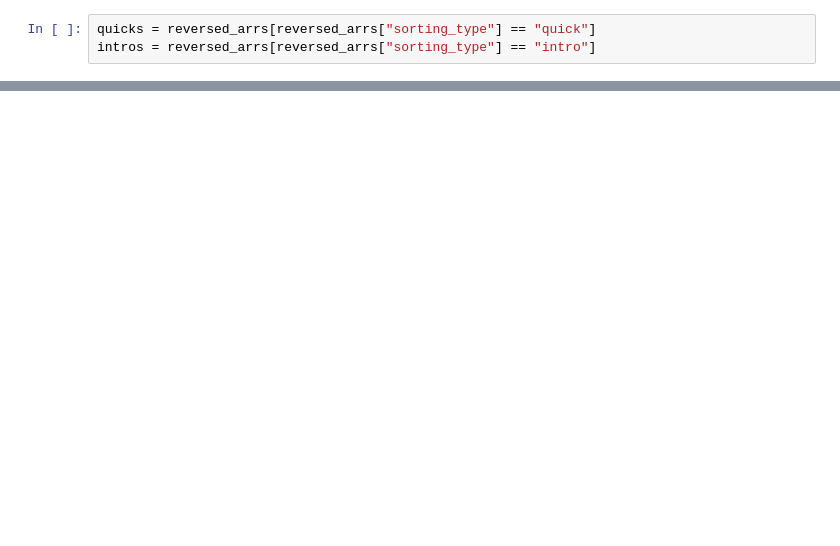
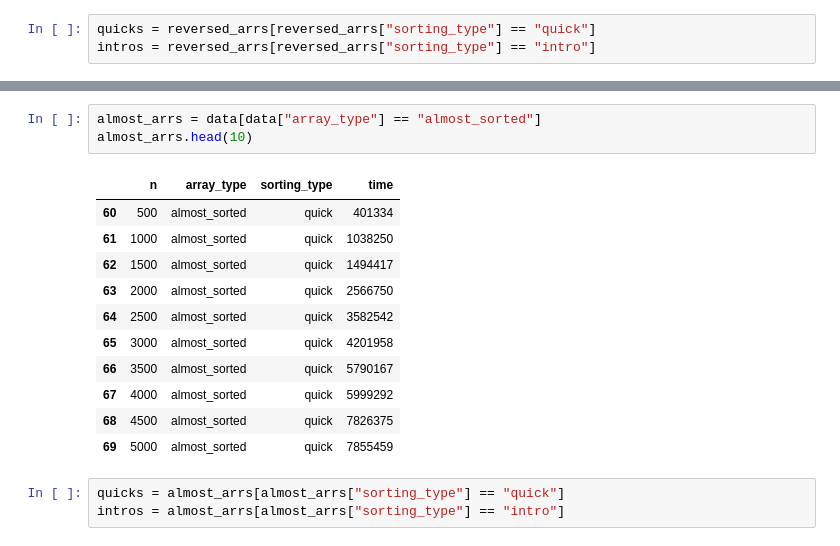
Before and after one commit to Babushkin05/HSE_SE_ALGO, a Jupyter notebook: BDZ3/A3/visualize.ipynb, the cells around one changed output, grey strips where cells are left out. Drawn from its saved outputs; the diff is of its cells as text; blank space fills up the shorter version.

```diff
--- a/BDZ3/A3/visualize.ipynb
+++ b/BDZ3/A3/visualize.ipynb
@@ -91,0 +92,18 @@ Text(0, 0.5, 'nanoseconds')
+# %%
+almost_arrs = data[data["array_type"] == "almost_sorted"]
+almost_arrs.head(10)
+# %% [output]
+|  | n | array_type | sorting_type | time |
+| 60 | 500 | almost_sorted | quick | 401334 |
+| 61 | 1000 | almost_sorted | quick | 1038250 |
+| 62 | 1500 | almost_sorted | quick | 1494417 |
+| 63 | 2000 | almost_sorted | quick | 2566750 |
+| 64 | 2500 | almost_sorted | quick | 3582542 |
+| 65 | 3000 | almost_sorted | quick | 4201958 |
+| 66 | 3500 | almost_sorted | quick | 5790167 |
+| 67 | 4000 | almost_sorted | quick | 5999292 |
+| 68 | 4500 | almost_sorted | quick | 7826375 |
+| 69 | 5000 | almost_sorted | quick | 7855459 |
+# %%
+quicks = almost_arrs[almost_arrs["sorting_type"] == "quick"]
+intros = almost_arrs[almost_arrs["sorting_type"] == "intro"]
```
Also changed, not shown: parts of 6 cells of this notebook.
